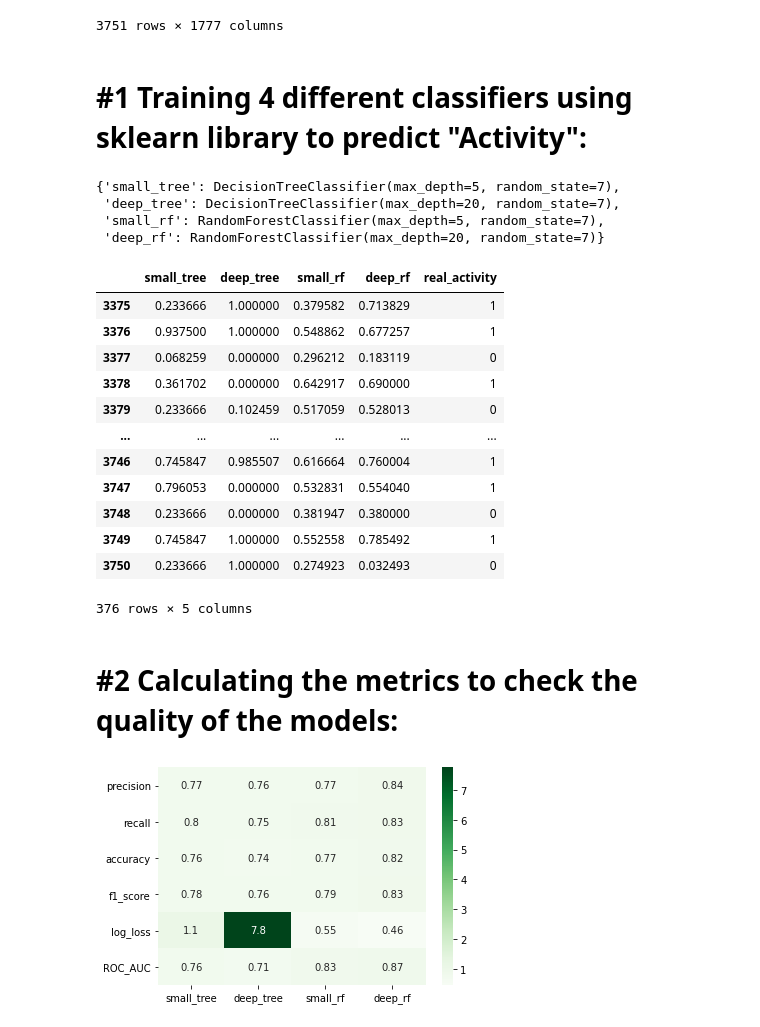
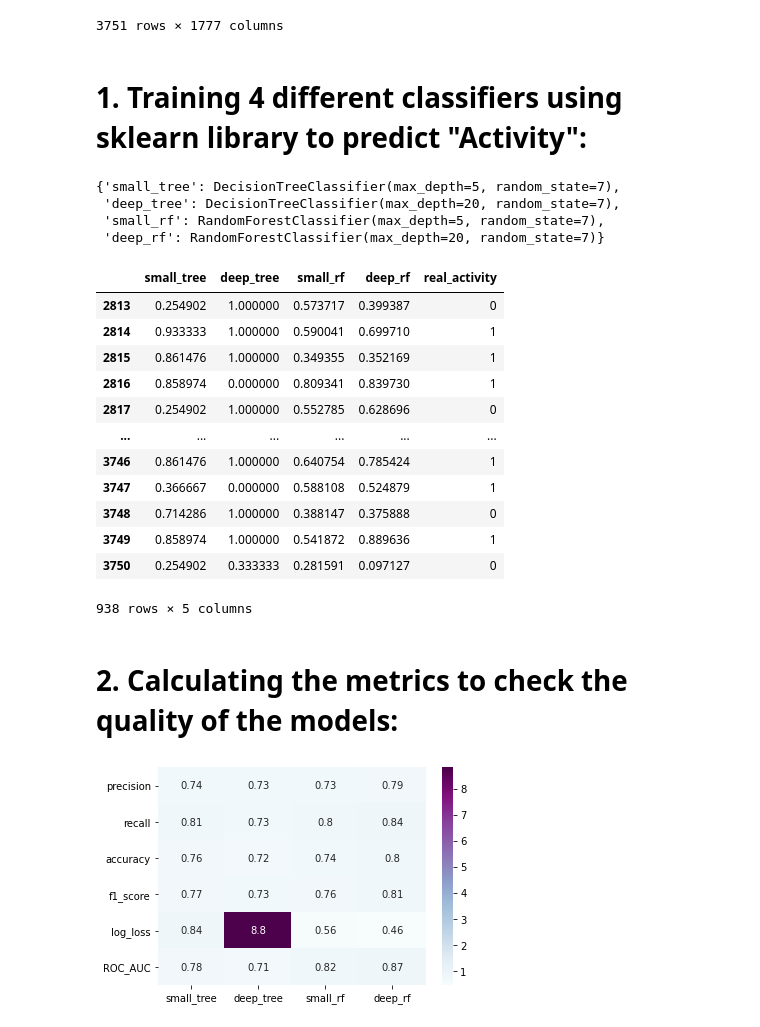
Before and after one commit to belpablo/Machine_Learning_Tecnologies_2022, a Jupyter notebook: Task_1/Belenko_Pavel_J41325c_MLT_2022_Task_1.ipynb, the cells around one changed output. Saved outputs shown, nothing was run; the diff lists cells and outputs as text; code cells hidden in the pictures.

```diff
--- a/Task_1/Belenko_Pavel_J41325c_MLT_2022_Task_1.ipynb
+++ b/Task_1/Belenko_Pavel_J41325c_MLT_2022_Task_1.ipynb
@@ -50,11 +50,11 @@ df
 | 3750 | 0 | 0.133333 | 0.533952 | 0.00 | 0.0 | 0.347966 | 0.757971 | 0.230667 | 0.272652 | 0.854116 | ... | ... |
 3751 rows × 1777 columns
 # %% [markdown]
-# #1 Training 4 different classifiers using sklearn library to predict "Activity":
+# 1. Training 4 different classifiers using sklearn library to predict "Activity":
 # %%
 # Separating data into testing and training samples
 
-training_threshold = int(len(df) * 0.9)
+training_threshold = int(len(df) * 0.75)
 
 x_train, y_train = df[df.columns[1:]][:training_threshold], df[df.columns[0]][:training_threshold]
 x_test, y_test = df[df.columns[1:]][training_threshold:], df[df.columns[0]][training_threshold:]
@@ -89,46 +89,46 @@ prob_pred_df = pd.DataFrame(prob_pred_dict)
 prob_pred_df
 # %% [output]
 |  | small_tree | deep_tree | small_rf | deep_rf | real_activity |
-| 3375 | 0.233666 | 1.000000 | 0.379582 | 0.713829 | 1 |
-| 3376 | 0.937500 | 1.000000 | 0.548862 | 0.677257 | 1 |
-| 3377 | 0.068259 | 0.000000 | 0.296212 | 0.183119 | 0 |
-| 3378 | 0.361702 | 0.000000 | 0.642917 | 0.690000 | 1 |
-| 3379 | 0.233666 | 0.102459 | 0.517059 | 0.528013 | 0 |
+| 2813 | 0.254902 | 1.000000 | 0.573717 | 0.399387 | 0 |
+| 2814 | 0.933333 | 1.000000 | 0.590041 | 0.699710 | 1 |
+| 2815 | 0.861476 | 1.000000 | 0.349355 | 0.352169 | 1 |
+| 2816 | 0.858974 | 0.000000 | 0.809341 | 0.839730 | 1 |
+| 2817 | 0.254902 | 1.000000 | 0.552785 | 0.628696 | 0 |
 | ... | ... | ... | ... | ... | ... |
-| 3746 | 0.745847 | 0.985507 | 0.616664 | 0.760004 | 1 |
-| 3747 | 0.796053 | 0.000000 | 0.532831 | 0.554040 | 1 |
-| 3748 | 0.233666 | 0.000000 | 0.381947 | 0.380000 | 0 |
-| 3749 | 0.745847 | 1.000000 | 0.552558 | 0.785492 | 1 |
-| 3750 | 0.233666 | 1.000000 | 0.274923 | 0.032493 | 0 |
+| 3746 | 0.861476 | 1.000000 | 0.640754 | 0.785424 | 1 |
+| 3747 | 0.366667 | 0.000000 | 0.588108 | 0.524879 | 1 |
+| 3748 | 0.714286 | 1.000000 | 0.388147 | 0.375888 | 0 |
+| 3749 | 0.858974 | 1.000000 | 0.541872 | 0.889636 | 1 |
+| 3750 | 0.254902 | 0.333333 | 0.281591 | 0.097127 | 0 |
-376 rows × 5 columns
+938 rows × 5 columns
 # %% [markdown]
-# #2 Calculating the metrics to check the quality of the models:
+# 2. Calculating the metrics to check the quality of the models:
 # %%
 from collections import defaultdict
 
 metrics_dict = defaultdict(dict)
 threshold = 0.5
 
 for name in models_names_arr:
 
-    # Form predicted class
+    # Forming predicted class:
     predicted_class = (prob_pred_df[name] > threshold).astype(int)
 
-    # Compute all metrics
+    # Computing all metrics:
     precision, recall, f_score, _ = metrics.precision_recall_fscore_support(prob_pred_df['real_activity'],\
                                                                             predicted_class, average = "binary")
     accuracy = metrics.accuracy_score(prob_pred_df['real_activity'], predicted_class)
     log_loss = metrics.log_loss(prob_pred_df['real_activity'], prob_pred_df[name])
     roc_auc = metrics.roc_auc_score(prob_pred_df['real_activity'], prob_pred_df[name])
 
     metric_name_value_pairs = zip(("precision", "recall", "accuracy", "f1_score", "log_loss", "ROC_AUC"),\
                                   (precision, recall, accuracy, f_score, log_loss, roc_auc))
 
-    # Build metrics dict
+    # Building metrics dict:
     for metric_name, metric_value in metric_name_value_pairs:
         metrics_dict[name][metric_name] = metric_value
 
 df_metrics = pd.DataFrame(metrics_dict)
-sns.heatmap(df_metrics, cmap="Greens", annot=True);
+sns.heatmap(df_metrics, cmap = "BuPu", annot=True);
 # %% [output]
-[figure, old version]
+[figure, new version]
```
Also changed, not shown: parts of 6 cells of this notebook, 1 other file.
